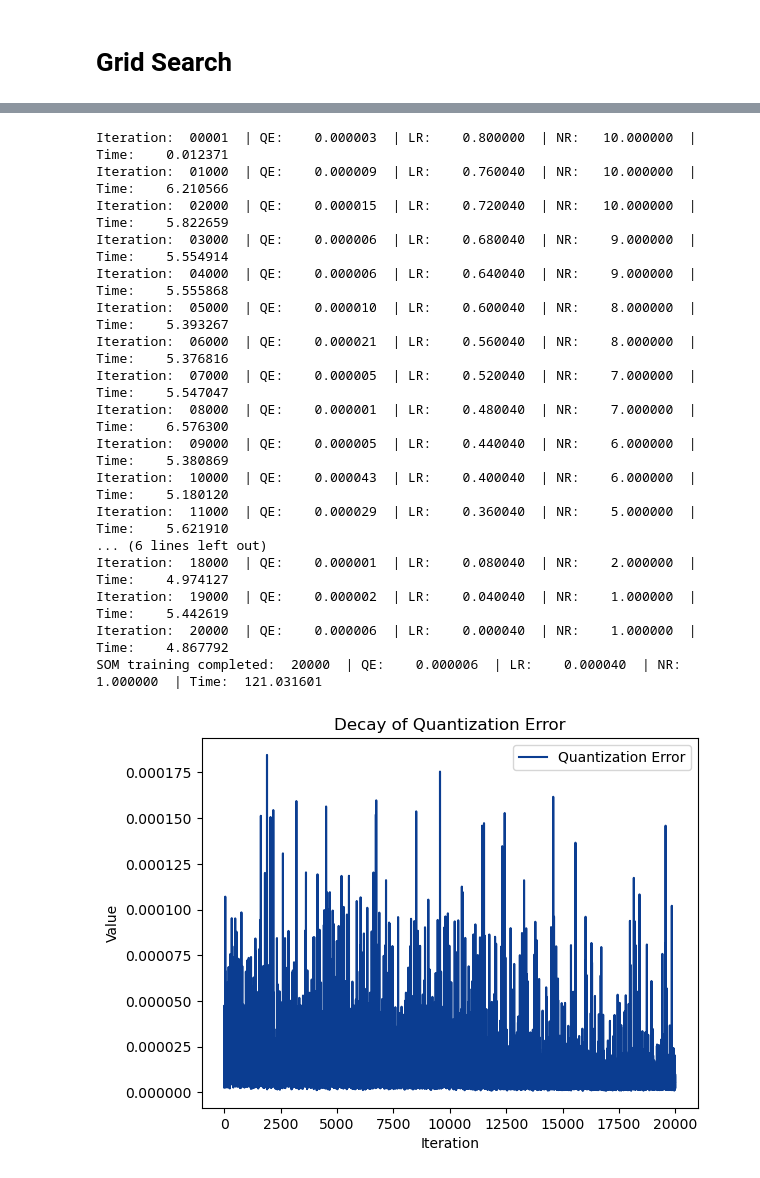
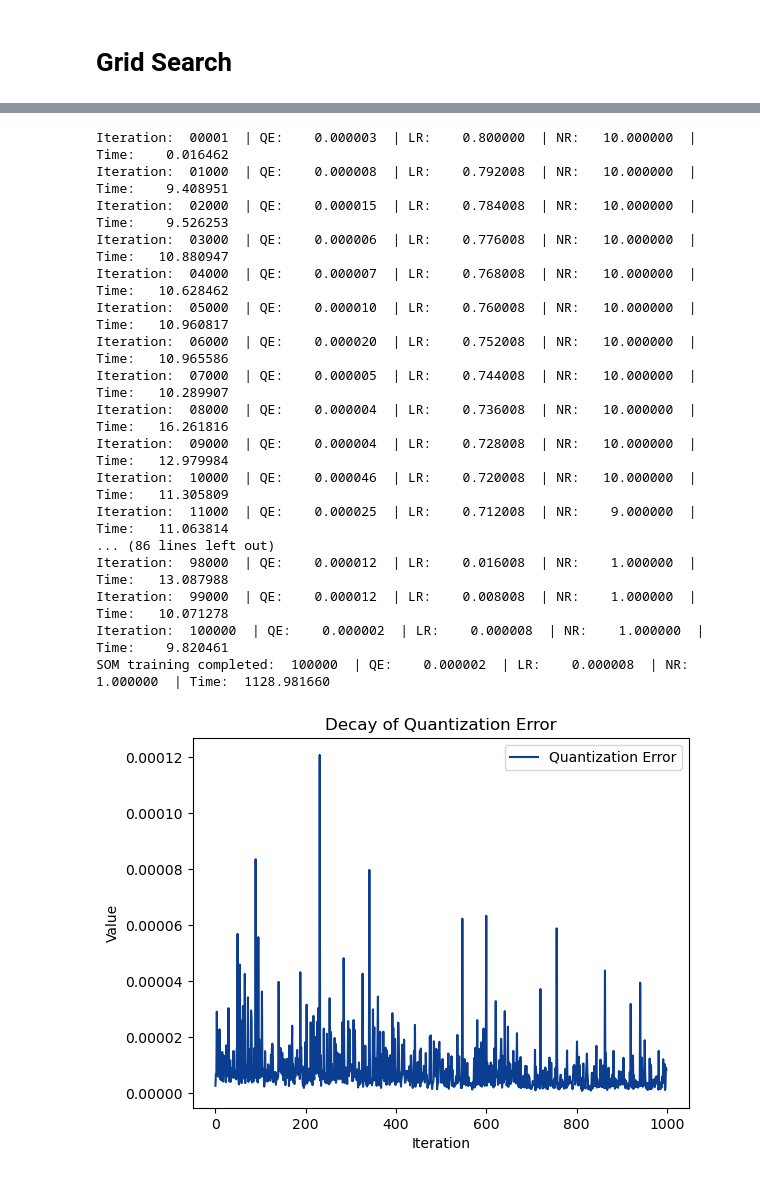
Before and after one commit to Attilio-Di-Vicino/ExoNet, a Jupyter notebook: unsupervised_learning/02_kt_som_bal.ipynb, the cells around one changed output, grey strips where cells are left out. Saved outputs shown, nothing was run; the diff lists cells and outputs as text; code cells hidden in the pictures.

```diff
--- a/unsupervised_learning/02_kt_som_bal.ipynb
+++ b/unsupervised_learning/02_kt_som_bal.ipynb
@@ -145,19 +127,19 @@ Best accuracy: 0.7653863951874132
 # %%
-# best_param = {}
-# best_param['W'] = None
-# best_param['max_iter'] = 14000
-# best_param['num_rows'] = 20
-# best_param['num_cols'] = 20
-# best_param['max_learning_rate'] = 0.8
-# best_param['max_distance'] = 5
-# best_param['distance_bmu'] = DistanceMetrics.euclidean_distance
-# best_param['distance_nr'] = DistanceMetrics.euclidean_distance
-# best_param['W_PLANET'] = 1
-# best_param['W_FALSE_PLANET'] = 1
-# best_param['K'] = 5
+best_param = {}
+best_param['W'] = None
+best_param['max_iter'] = 100000
+best_param['num_rows'] = 30
+best_param['num_cols'] = 30
+best_param['max_learning_rate'] = 0.8
+best_param['max_distance'] = 10
+best_param['distance_bmu'] = DistanceMetrics.euclidean_distance
+best_param['distance_nr'] = DistanceMetrics.euclidean_distance
+best_param['W_PLANET'] = 1
+best_param['W_FALSE_PLANET'] = 1
+best_param['K'] = 7
 # %%
 W = best_param['W']
-max_iter = 20000 # best_param['max_iter']
+max_iter = 100000 # best_param['max_iter']
 num_rows = best_param['num_rows']
 num_cols = best_param['num_cols']
 max_learning_rate = best_param['max_learning_rate']
@@ -174,34 +156,34 @@ som = SimpleSOM(X_train=X_train, y_train=y_train, W=None, max_iter=max_iter,
                 W_PLANET=w_planet, W_FALSE_PLANET=w_false_planet, K=K, n_jobs=4)
 params = som.fit(X_data=X_train, verbose=2)
 # %% [output]
-Iteration:  00001  | QE:    0.000003  | LR:    0.800000  | NR:   10.000000  | Time:    0.012371
-Iteration:  01000  | QE:    0.000009  | LR:    0.760040  | NR:   10.000000  | Time:    6.210566
-Iteration:  02000  | QE:    0.000015  | LR:    0.720040  | NR:   10.000000  | Time:    5.822659
-Iteration:  03000  | QE:    0.000006  | LR:    0.680040  | NR:    9.000000  | Time:    5.554914
-Iteration:  04000  | QE:    0.000006  | LR:    0.640040  | NR:    9.000000  | Time:    5.555868
-Iteration:  05000  | QE:    0.000010  | LR:    0.600040  | NR:    8.000000  | Time:    5.393267
-Iteration:  06000  | QE:    0.000021  | LR:    0.560040  | NR:    8.000000  | Time:    5.376816
-Iteration:  07000  | QE:    0.000005  | LR:    0.520040  | NR:    7.000000  | Time:    5.547047
-Iteration:  08000  | QE:    0.000001  | LR:    0.480040  | NR:    7.000000  | Time:    6.576300
-Iteration:  09000  | QE:    0.000005  | LR:    0.440040  | NR:    6.000000  | Time:    5.380869
-Iteration:  10000  | QE:    0.000043  | LR:    0.400040  | NR:    6.000000  | Time:    5.180120
-Iteration:  11000  | QE:    0.000029  | LR:    0.360040  | NR:    5.000000  | Time:    5.621910
-... (6 lines left out)
-Iteration:  18000  | QE:    0.000001  | LR:    0.080040  | NR:    2.000000  | Time:    4.974127
-Iteration:  19000  | QE:    0.000002  | LR:    0.040040  | NR:    1.000000  | Time:    5.442619
-Iteration:  20000  | QE:    0.000006  | LR:    0.000040  | NR:    1.000000  | Time:    4.867792
-SOM training completed:  20000  | QE:    0.000006  | LR:    0.000040  | NR:    1.000000  | Time:  121.031601
+Iteration:  00001  | QE:    0.000003  | LR:    0.800000  | NR:   10.000000  | Time:    0.016462
+Iteration:  01000  | QE:    0.000008  | LR:    0.792008  | NR:   10.000000  | Time:    9.408951
+Iteration:  02000  | QE:    0.000015  | LR:    0.784008  | NR:   10.000000  | Time:    9.526253
+Iteration:  03000  | QE:    0.000006  | LR:    0.776008  | NR:   10.000000  | Time:   10.880947
+Iteration:  04000  | QE:    0.000007  | LR:    0.768008  | NR:   10.000000  | Time:   10.628462
+Iteration:  05000  | QE:    0.000010  | LR:    0.760008  | NR:   10.000000  | Time:   10.960817
+Iteration:  06000  | QE:    0.000020  | LR:    0.752008  | NR:   10.000000  | Time:   10.965586
+Iteration:  07000  | QE:    0.000005  | LR:    0.744008  | NR:   10.000000  | Time:   10.289907
+Iteration:  08000  | QE:    0.000004  | LR:    0.736008  | NR:   10.000000  | Time:   16.261816
+Iteration:  09000  | QE:    0.000004  | LR:    0.728008  | NR:   10.000000  | Time:   12.979984
+Iteration:  10000  | QE:    0.000046  | LR:    0.720008  | NR:   10.000000  | Time:   11.305809
+Iteration:  11000  | QE:    0.000025  | LR:    0.712008  | NR:    9.000000  | Time:   11.063814
+... (86 lines left out)
+Iteration:  98000  | QE:    0.000012  | LR:    0.016008  | NR:    1.000000  | Time:   13.087988
+Iteration:  99000  | QE:    0.000012  | LR:    0.008008  | NR:    1.000000  | Time:   10.071278
+Iteration:  100000  | QE:    0.000002  | LR:    0.000008  | NR:    1.000000  | Time:    9.820461
+SOM training completed:  100000  | QE:    0.000002  | LR:    0.000008  | NR:    1.000000  | Time:  1128.981660
 # %%
-REDUCE = 1
+REDUCE = 100
 plt.plot(range(max_iter//REDUCE), params['errors'][::REDUCE],
          label='Quantization Error', color=Color.SEA.value)
 plt.title('Decay of Quantization Error')
 plt.xlabel('Iteration')
 plt.ylabel('Value')
 plt.legend()
 plt.show()
 # %% [output]
-[figure, old version]
+[figure, new version]
 # %%
 plt.plot(range(max_iter), params['lr'], label='Learning Rate', color=Color.SUN.value)
 plt.title('Decay of Learning Rate')
```
Also changed, not shown: parts of 19 cells of this notebook, 3 other files.
